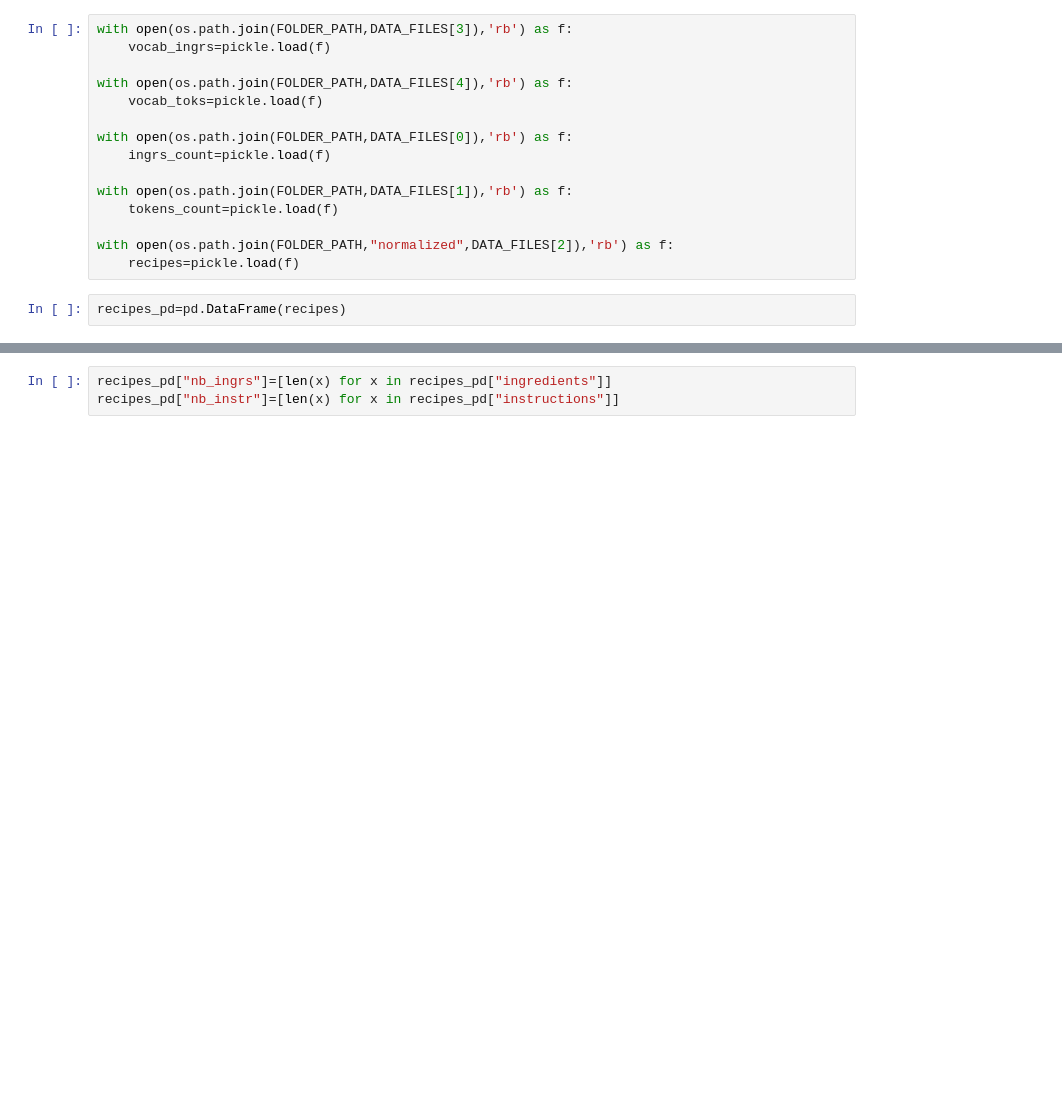
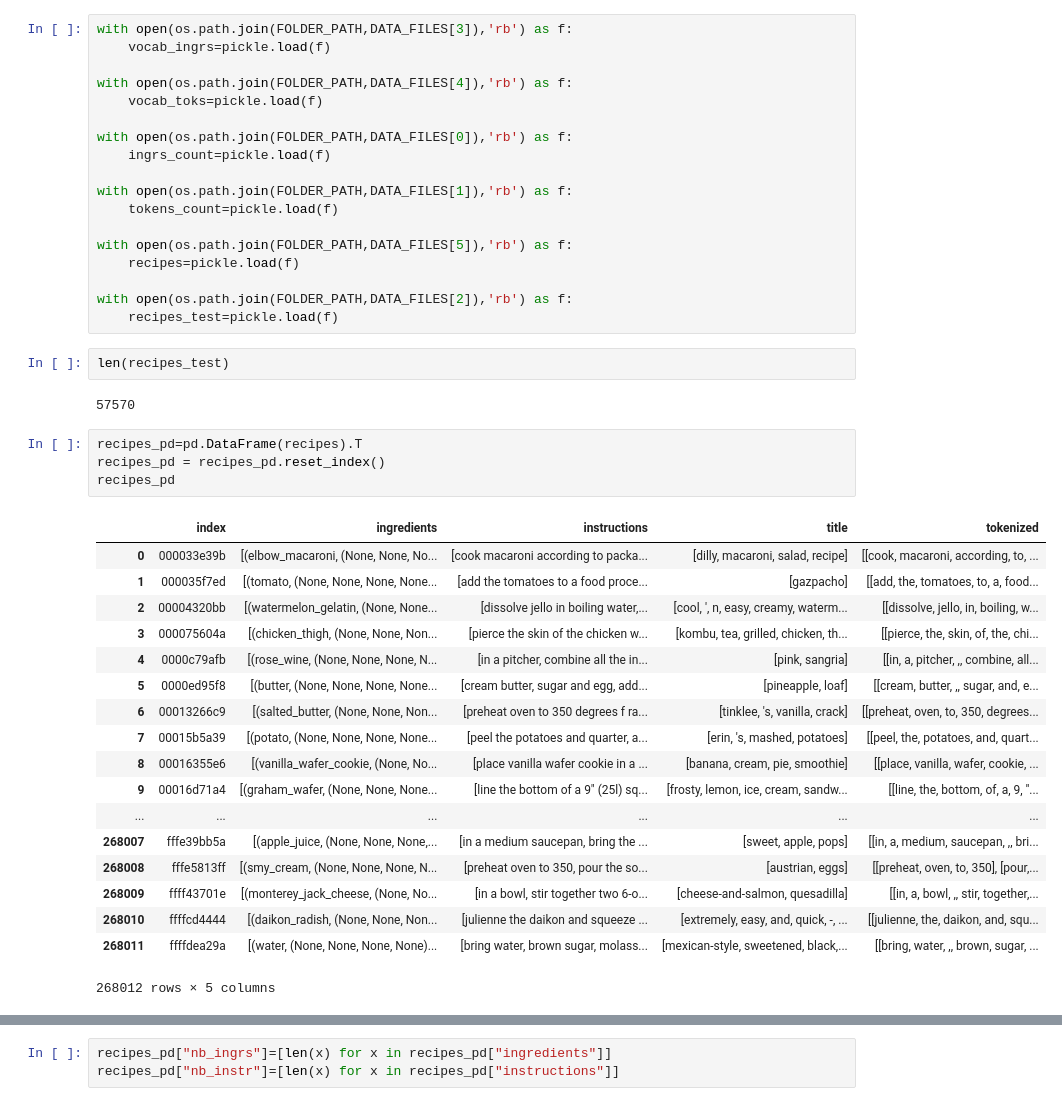
Before and after one commit to catherning/food_recipe_gen, a Jupyter notebook: recipe_1m_analysis/analysis.ipynb, the cells around one changed output, grey strips where cells are left out. Cells and saved outputs as stored; diff of their text form; blank space fills up the shorter version.

```diff
--- a/recipe_1m_analysis/analysis.ipynb
+++ b/recipe_1m_analysis/analysis.ipynb
@@ -22,10 +25,38 @@ with open(os.path.join(FOLDER_PATH,DATA_FILES[0]),'rb') as f:
 with open(os.path.join(FOLDER_PATH,DATA_FILES[1]),'rb') as f:
     tokens_count=pickle.load(f)
 
-with open(os.path.join(FOLDER_PATH,"normalized",DATA_FILES[2]),'rb') as f:
+with open(os.path.join(FOLDER_PATH,DATA_FILES[5]),'rb') as f:
     recipes=pickle.load(f)
+
+with open(os.path.join(FOLDER_PATH,DATA_FILES[2]),'rb') as f:
+    recipes_test=pickle.load(f)
+# %%
+len(recipes_test)
+# %% [output]
+57570
 # %%
-recipes_pd=pd.DataFrame(recipes)
+recipes_pd=pd.DataFrame(recipes).T
+recipes_pd = recipes_pd.reset_index()
+recipes_pd
+# %% [output]
+|  | index | ingredients | instructions | title | tokenized |
+| 0 | 000033e39b | [(elbow_macaroni, (None, None, No... | [cook macaroni according to packa... | [dilly, macaroni, salad, recipe] | [[cook, macaroni, according, to, ... |
+| 1 | 000035f7ed | [(tomato, (None, None, None, None... | [add the tomatoes to a food proce... | [gazpacho] | [[add, the, tomatoes, to, a, food... |
+| 2 | 00004320bb | [(watermelon_gelatin, (None, None... | [dissolve jello in boiling water,... | [cool, ', n, easy, creamy, waterm... | [[dissolve, jello, in, boiling, w... |
+| 3 | 000075604a | [(chicken_thigh, (None, None, Non... | [pierce the skin of the chicken w... | [kombu, tea, grilled, chicken, th... | [[pierce, the, skin, of, the, chi... |
+| 4 | 0000c79afb | [(rose_wine, (None, None, None, N... | [in a pitcher, combine all the in... | [pink, sangria] | [[in, a, pitcher, ,, combine, all... |
+| 5 | 0000ed95f8 | [(butter, (None, None, None, None... | [cream butter, sugar and egg, add... | [pineapple, loaf] | [[cream, butter, ,, sugar, and, e... |
+| 6 | 00013266c9 | [(salted_butter, (None, None, Non... | [preheat oven to 350 degrees f ra... | [tinklee, 's, vanilla, crack] | [[preheat, oven, to, 350, degrees... |
+| 7 | 00015b5a39 | [(potato, (None, None, None, None... | [peel the potatoes and quarter, a... | [erin, 's, mashed, potatoes] | [[peel, the, potatoes, and, quart... |
+| 8 | 00016355e6 | [(vanilla_wafer_cookie, (None, No... | [place vanilla wafer cookie in a ... | [banana, cream, pie, smoothie] | [[place, vanilla, wafer, cookie, ... |
+| 9 | 00016d71a4 | [(graham_wafer, (None, None, None... | [line the bottom of a 9" (25l) sq... | [frosty, lemon, ice, cream, sandw... | [[line, the, bottom, of, a, 9, ''... |
+| ... | ... | ... | ... | ... | ... |
+| 268007 | fffe39bb5a | [(apple_juice, (None, None, None,... | [in a medium saucepan, bring the ... | [sweet, apple, pops] | [[in, a, medium, saucepan, ,, bri... |
+| 268008 | fffe5813ff | [(smy_cream, (None, None, None, N... | [preheat oven to 350, pour the so... | [austrian, eggs] | [[preheat, oven, to, 350], [pour,... |
+| 268009 | ffff43701e | [(monterey_jack_cheese, (None, No... | [in a bowl, stir together two 6-o... | [cheese-and-salmon, quesadilla] | [[in, a, bowl, ,, stir, together,... |
+| 268010 | ffffcd4444 | [(daikon_radish, (None, None, Non... | [julienne the daikon and squeeze ... | [extremely, easy, and, quick, -, ... | [[julienne, the, daikon, and, squ... |
+| 268011 | ffffdea29a | [(water, (None, None, None, None)... | [bring water, brown sugar, molass... | [mexican-style, sweetened, black,... | [[bring, water, ,, brown, sugar, ... |
+268012 rows × 5 columns
 # %%
 tokens_count.most_common(30)
 # %% [output]
```
Also changed, not shown: parts of 14 cells of this notebook, 2 other files.
